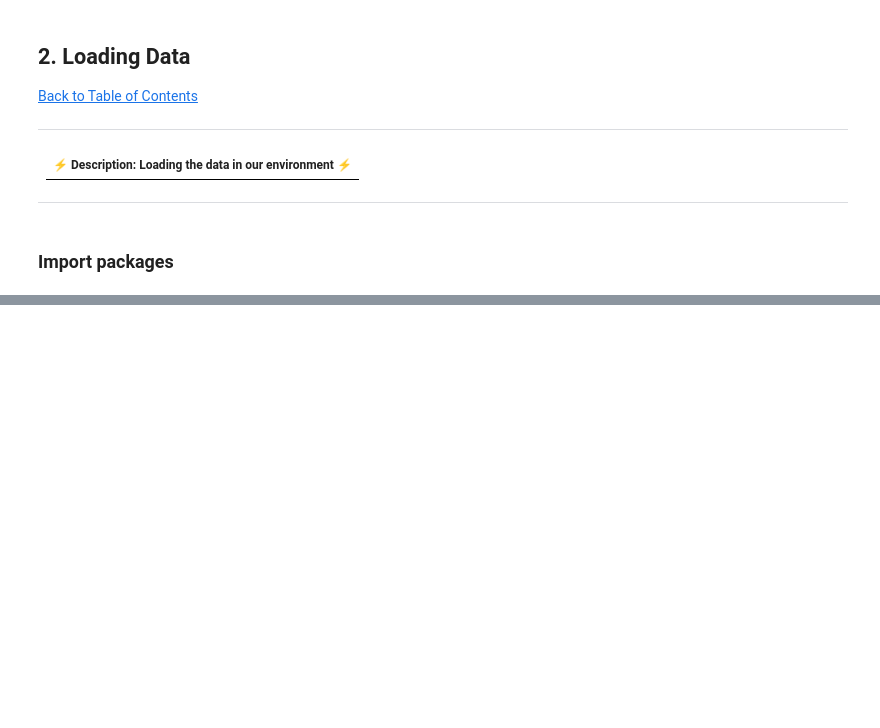
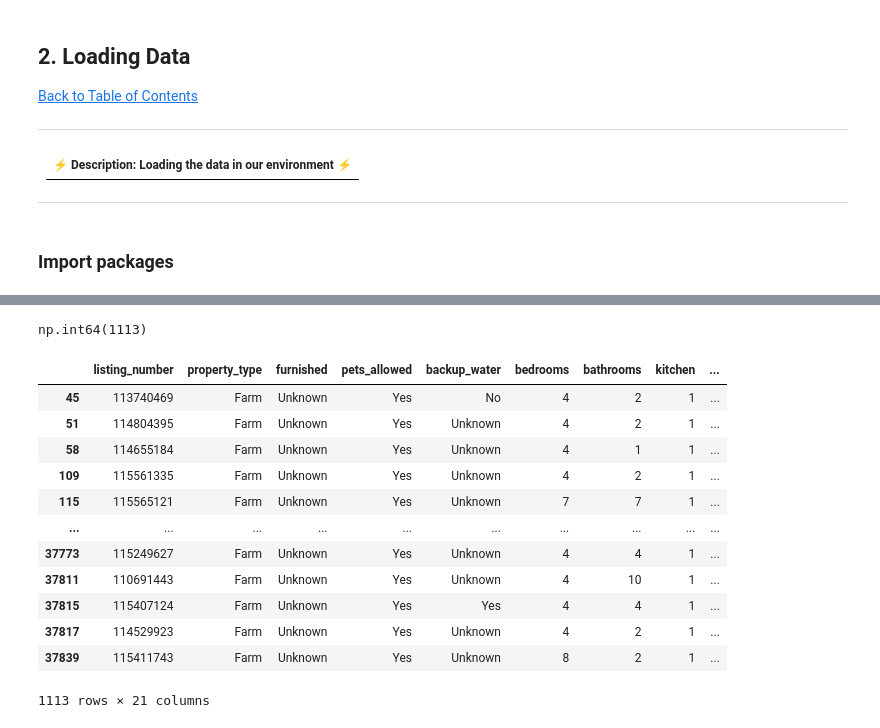
Before and after one commit to preciousratlhagane/south-african-property-market-analysis, a Jupyter notebook: notebooks/01_data_cleaning_for_sale.ipynb, the cells around one changed output, grey strips where cells are left out. Saved outputs shown, nothing was run; the diff lists cells and outputs as text; code cells hidden in the pictures; blank space fills up the shorter version.

Commit message:
Copy the cleaning steps from the first notebook with a few tweaks

```diff
--- a/notebooks/01_data_cleaning_for_sale.ipynb
+++ b/notebooks/01_data_cleaning_for_sale.ipynb
@@ -126,0 +1094,3 @@ print(f"There are {num_poa} listings with 'POA' in the price column.")
+# %%
+# Impute the null values with zero
+results_df['pool'] = results_df['pool'].fillna(0)
@@ -126,0 +1169,13 @@ print(f"There are {num_poa} listings with 'POA' in the price column.")
+# %%
+# Fill NaN kitchen values with property-type median, or 0 if still missing
+def fill_missing_parking(row):
+    if pd.isna(row['parking']):
+        return garage_median.get(row['property_type'], 0)
+    return row['parking']
+
+
+# Apply the function
+results_df['parking'] = results_df.apply(fill_missing_parking, axis=1)
+
+# Convert the column to integer type
+results_df['parking'] = results_df['parking'].round().astype('Int64')
@@ -126,0 +1218,3 @@ print(f"There are {num_poa} listings with 'POA' in the price column.")
+# %%
+# Impute null values with "Unknown"
+results_df['backup_water'] = results_df['backup_water'].fillna('Unknown')
@@ -126,0 +1305,45 @@ print(f"There are {num_poa} listings with 'POA' in the price column.")
+# %%
+# Convert to numeric (coerce errors to NaN)
+results_df['erf_size (m²)'] = pd.to_numeric(
+    results_df['erf_size (m²)'], errors='coerce')
+
+# Calculate medians
+erf_medians = results_df.groupby(['property_type', 'city'])[
+    'erf_size (m²)'].median()
+erf_medians_fallback = results_df.groupby(
+    'property_type')['erf_size (m²)'].median()
+
+# Define the fill function
+def fill_erf_size(row):
+    if pd.isna(row['erf_size (m²)']):
+        val = erf_medians.get((row['property_type'], row['city']), np.nan)
+        if pd.isna(val):
+            val = erf_medians_fallback.get(row['property_type'], 0)
+        return val
+    return row['erf_size (m²)']
+
+
+# Step 4: Apply the fill function
+results_df['erf_size (m²)'] = results_df.apply(fill_erf_size, axis=1)
+# %%
+# Verify that no null values exist
+results_df['erf_size (m²)'].isnull().sum()
+# %% [output]
+np.int64(1113)
+# %%
+# Visualise the rows that are null in the `erf_size` column
+results_df[results_df['erf_size (m²)'].isna()]
+# %% [output]
+|  | listing_number | property_type | furnished | pets_allowed | backup_water | bedrooms | bathrooms | kitchen | ... |
+| 45 | 113740469 | Farm | Unknown | Yes | No | 4 | 2 | 1 | ... |
+| 51 | 114804395 | Farm | Unknown | Yes | Unknown | 4 | 2 | 1 | ... |
+| 58 | 114655184 | Farm | Unknown | Yes | Unknown | 4 | 1 | 1 | ... |
+| 109 | 115561335 | Farm | Unknown | Yes | Unknown | 4 | 2 | 1 | ... |
+| 115 | 115565121 | Farm | Unknown | Yes | Unknown | 7 | 7 | 1 | ... |
+| ... | ... | ... | ... | ... | ... | ... | ... | ... | ... |
+| 37773 | 115249627 | Farm | Unknown | Yes | Unknown | 4 | 4 | 1 | ... |
+| 37811 | 110691443 | Farm | Unknown | Yes | Unknown | 4 | 10 | 1 | ... |
+| 37815 | 115407124 | Farm | Unknown | Yes | Yes | 4 | 4 | 1 | ... |
+| 37817 | 114529923 | Farm | Unknown | Yes | Unknown | 4 | 2 | 1 | ... |
+| 37839 | 115411743 | Farm | Unknown | Yes | Unknown | 8 | 2 | 1 | ... |
+1113 rows × 21 columns
```
Also changed, not shown: parts of 133 cells of this notebook.
